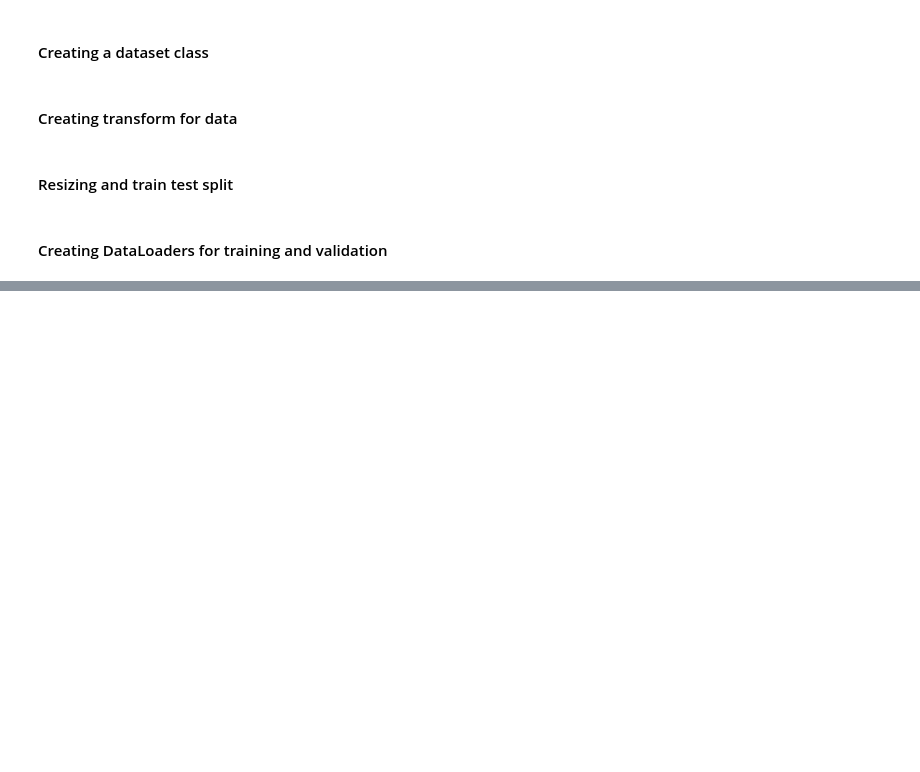
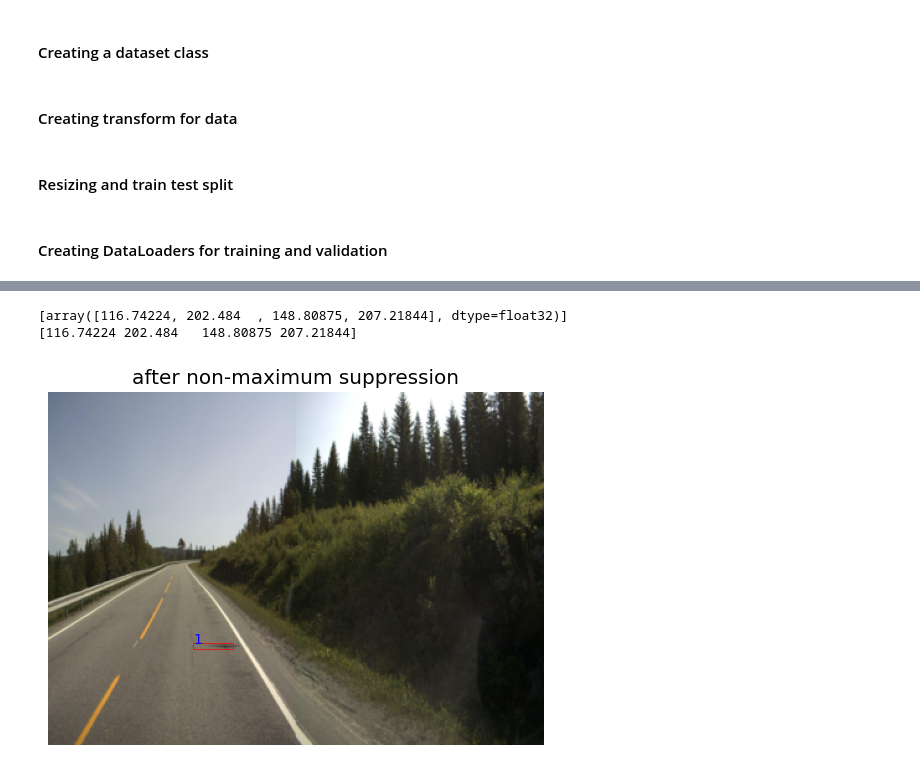
Before and after one commit to Olaussen/TDT17-mini, a Jupyter notebook: main.ipynb, the cells around one changed output, grey strips where cells are left out. Saved outputs shown, nothing was run; the diff lists cells and outputs as text; code cells hidden in the pictures; blank space fills up the shorter version.

```diff
--- a/main.ipynb
+++ b/main.ipynb
@@ -571,0 +484,24 @@ plt.show()
+# %%
+nms_pred = torchvision.ops.nms(pred['boxes'], pred['scores'], 0.45).cpu()
+# %%
+image = np.array(img.permute(1,2,0))
+boxes = []
+for i in range(len(nms_pred)):
+    boxes.append(pred["boxes"][nms_pred[i]].cpu().detach().numpy())
+plt.figure()
+plt.imshow(image)
+ax = plt.gca()
+print(boxes)
+for i, box in enumerate(boxes[:5]):
+    print(box)
+    xmin, ymin, xmax, ymax = box
+    rect = plt.Rectangle((xmin, ymin), xmax - xmin,ymax - ymin, fill=False, color="red")
+    ax.add_patch(rect)
+    plt.text(xmin, ymin, pred["labels"].cpu().detach().numpy()[i], color="blue")
+    plt.axis("off")
+    plt.title("after non-maximum suppression")
+plt.show()
+# %% [output]
+[array([116.74224, 202.484  , 148.80875, 207.21844], dtype=float32)]
+[116.74224 202.484   148.80875 207.21844]
+[figure, added]
```
Also changed, not shown: parts of 17 cells of this notebook.
